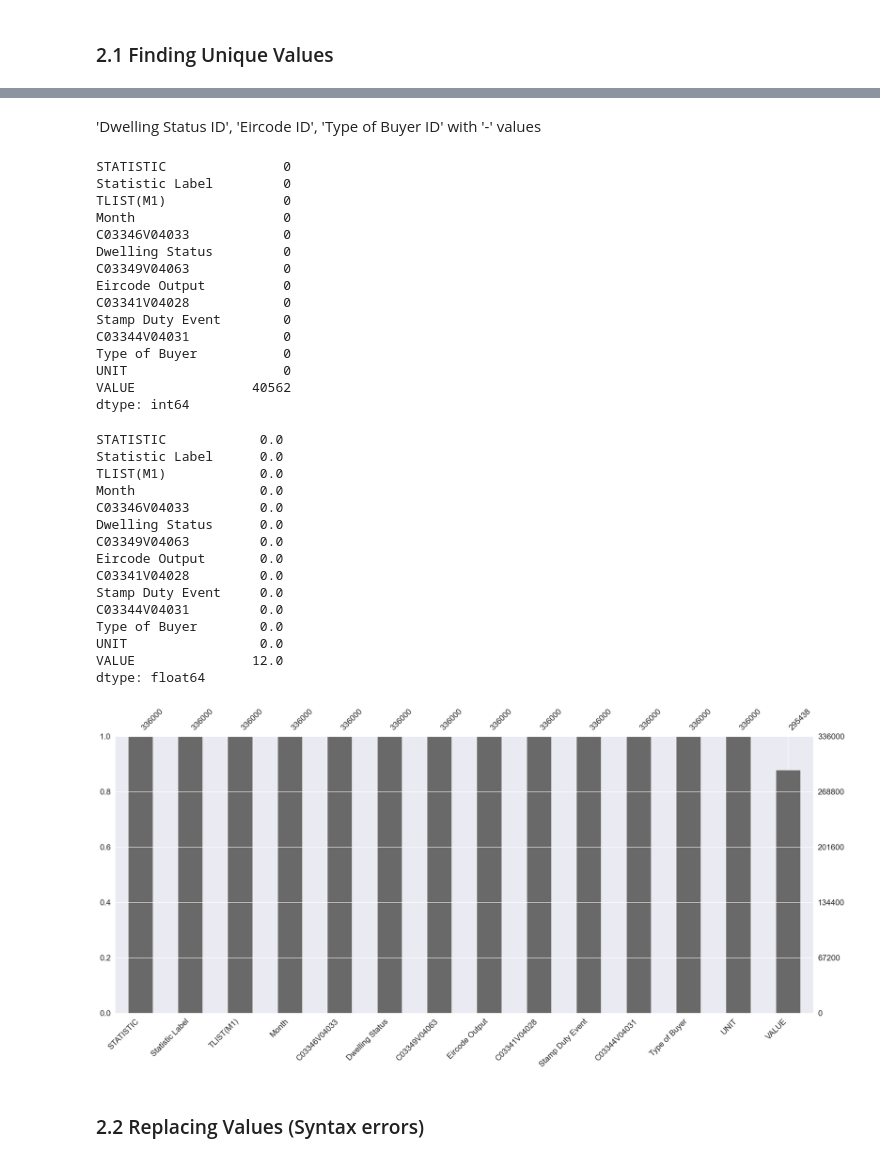
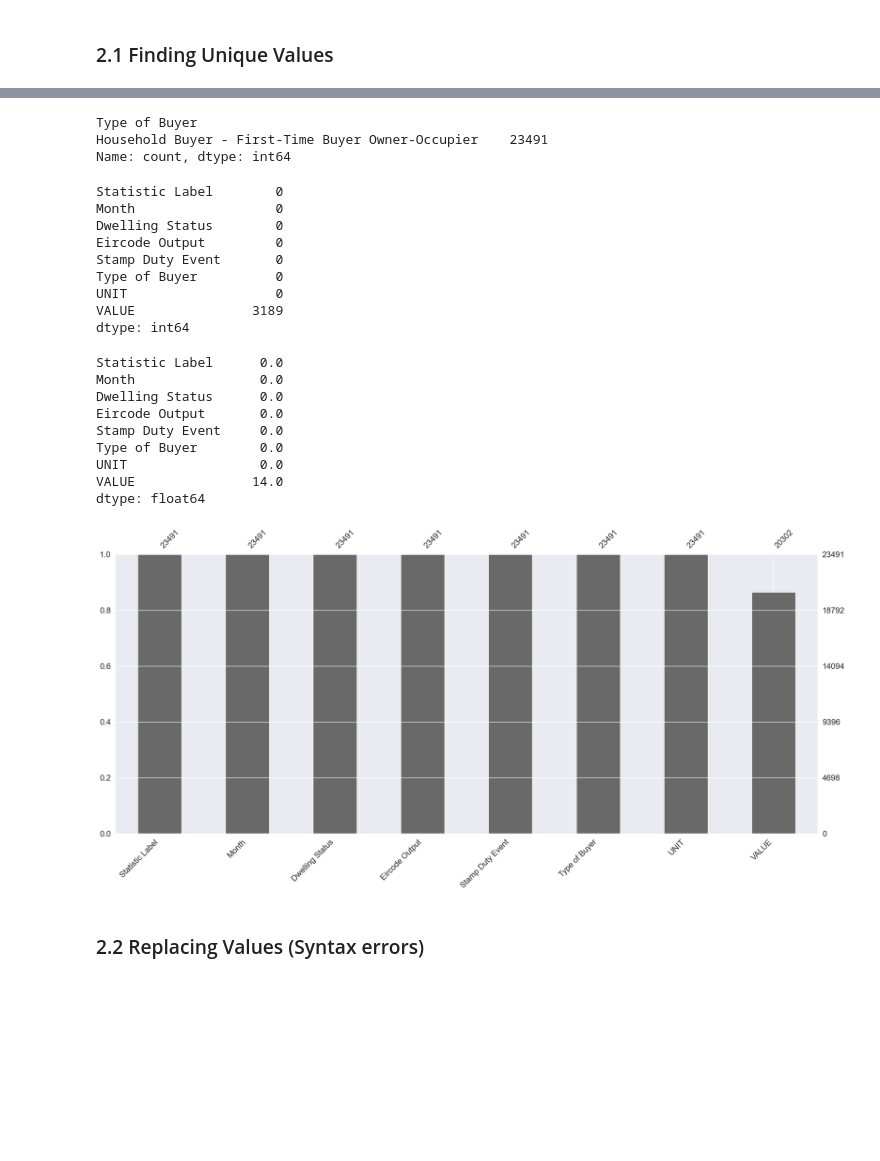
Before and after one commit to CristhianMacedo2024104/Machine-Learning, a Jupyter notebook: CristhianMacedo_MLearningHDip_CA1.ipynb, the cells around one changed output, grey strips where cells are left out. Saved outputs shown, nothing was run; the diff lists cells and outputs as text; code cells hidden in the pictures; blank space fills up the shorter version.

```diff
--- a/CristhianMacedo_MLearningHDip_CA1.ipynb
+++ b/CristhianMacedo_MLearningHDip_CA1.ipynb
@@ -27,7 +27,7 @@ warnings.filterwarnings("ignore")
 
 Loading the dataset using the function “`.read_csv`” to import the required data existing in the Comma-separated values "`.csv`" file in the `df` variable.
 # %%
-df = pd.read_csv("HPM04.20240406T220445.csv")
+df = pd.read_csv("HPM04.20240416T220418.csv")
 # %% [markdown]
 ### 1.3	Inspecting the Data Set
 
@@ -120,47 +103,39 @@ array(['All Buyer Types',
-# %% [markdown]
-'Dwelling Status ID', 'Eircode ID', 'Type of Buyer ID' with '-' values
+# %%
+df["Type of Buyer"].value_counts()
+# %% [output]
+Type of Buyer
+Household Buyer - First-Time Buyer Owner-Occupier    23491
+Name: count, dtype: int64
 # %%
 df.isnull().sum()
 # %% [output]
-STATISTIC               0
-Statistic Label         0
-TLIST(M1)               0
-Month                   0
-C03346V04033            0
-Dwelling Status         0
-C03349V04063            0
-Eircode Output          0
-C03341V04028            0
-Stamp Duty Event        0
-C03344V04031            0
-Type of Buyer           0
-UNIT                    0
-VALUE               40562
+Statistic Label        0
+Month                  0
+Dwelling Status        0
+Eircode Output         0
+Stamp Duty Event       0
+Type of Buyer          0
+UNIT                   0
+VALUE               3189
 dtype: int64
 # %%
 df.isnull().mean().round(2) * 100
 # %% [output]
-STATISTIC            0.0
 Statistic Label      0.0
-TLIST(M1)            0.0
 Month                0.0
-C03346V04033         0.0
 Dwelling Status      0.0
-C03349V04063         0.0
 Eircode Output       0.0
-C03341V04028         0.0
 Stamp Duty Event     0.0
-C03344V04031         0.0
 Type of Buyer        0.0
 UNIT                 0.0
-VALUE               12.0
+VALUE               14.0
 dtype: float64
 # %%
 # pip install missingno
 # %%
 import missingno as msno
-ax = msno.bar(df.sample(336000))
+ax = msno.bar(df.sample(23491))
 # %% [output]
-[figure, old version]
+[figure, new version]
 # %% [markdown]
 ### 2.2 Replacing Values (Syntax errors)
```
Also changed, not shown: parts of 139 cells of this notebook, 2 other files.
